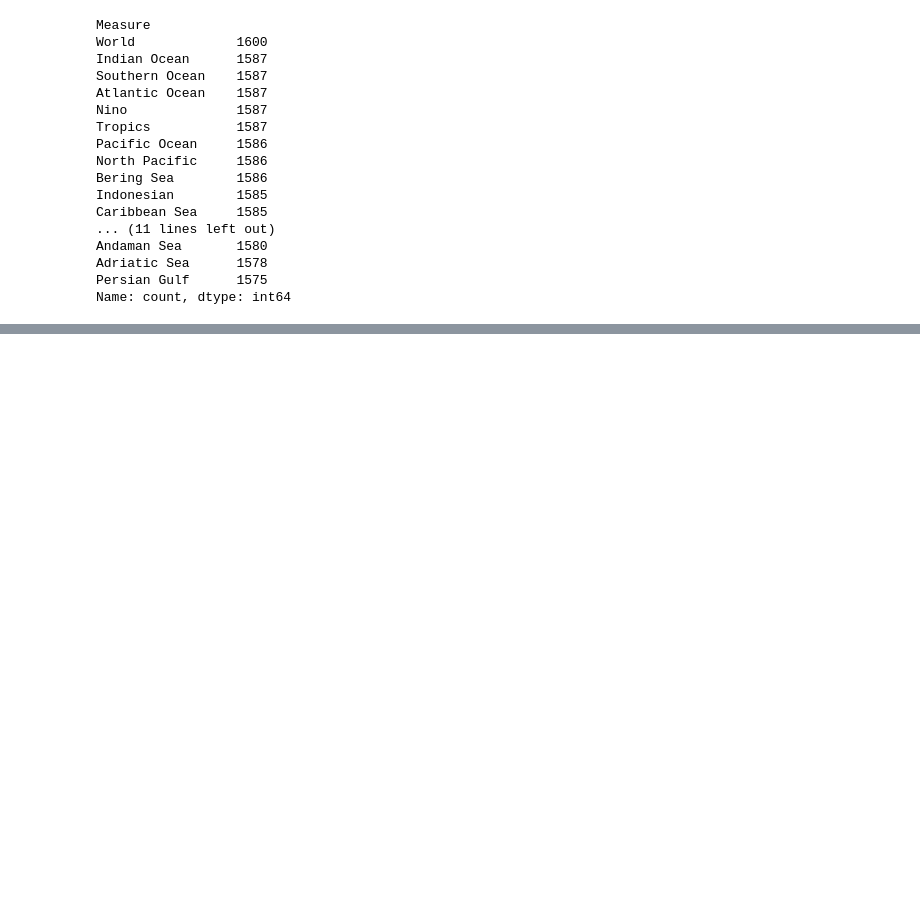
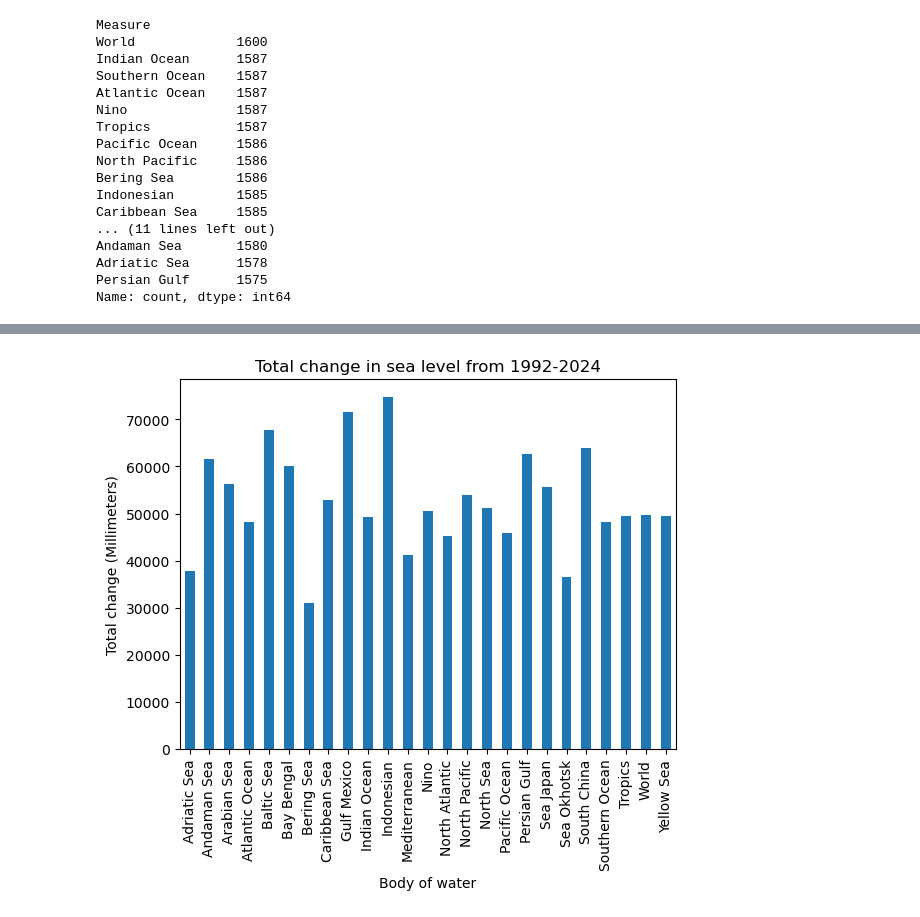
Before and after one commit to Ahshaam/Analysis_of_Sea_Levels, a Jupyter notebook: Project-1/Project_Notebook.ipynb, the cells around one changed output, grey strips where cells are left out. Cells and saved outputs as stored; diff of their text form; code cells hidden in the pictures; blank space fills up the shorter version.

```diff
--- a/Project-1/Project_Notebook.ipynb
+++ b/Project-1/Project_Notebook.ipynb
@@ -42,3 +64,8 @@ Andaman Sea       1580
 Adriatic Sea      1578
 Persian Gulf      1575
 Name: count, dtype: int64
+# %%
+# Trying to find the total sea level change from 1992 to 2024 for each body of water
+grouped_df = average_change_sea_levels_df.groupby(by=['Measure']).sum()
+total_sea_change = grouped_df[['Value']]
+total_sea_change
@@ -44,0 +91,8 @@ Name: count, dtype: int64
+# %%
+grouped_df.plot(kind='bar', y='Value', legend=False)
+plt.ylabel('Total change (Millimeters)')
+plt.xlabel('Body of water')
+plt.title('Total change in sea level from 1992-2024')
+plt.show()
+# %% [output]
+[figure, added]
```
Also changed, not shown: parts of 19 cells of this notebook.
